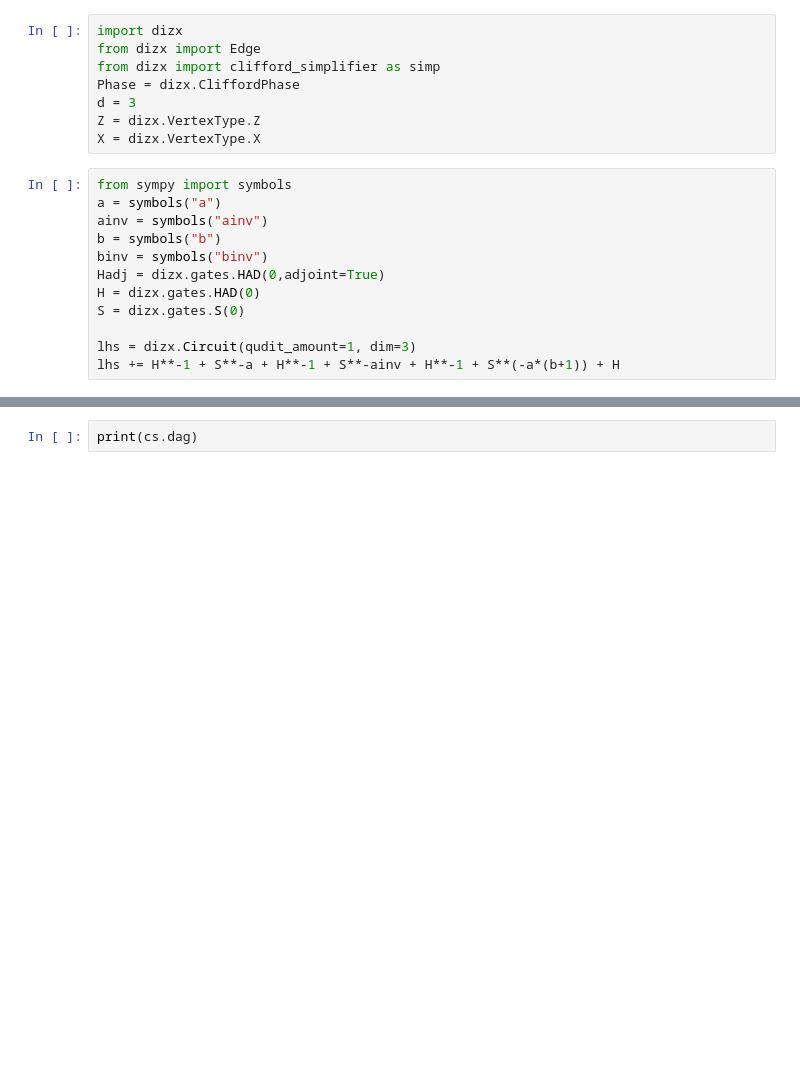
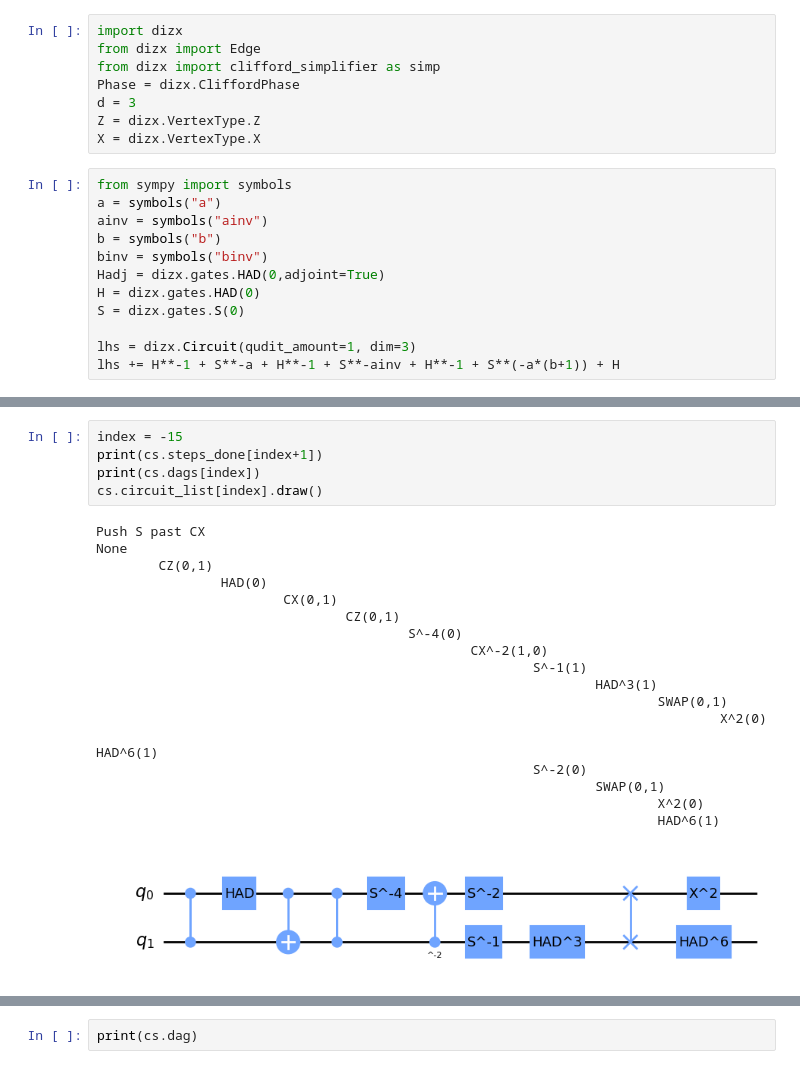
Before and after one commit to jvdwetering/dizx, a Jupyter notebook: notebooks/CircuitSimplifierHacking.ipynb, the cells around one changed output, grey strips where cells are left out. Drawn from its saved outputs; the diff is of its cells as text; blank space fills up the shorter version.

```diff
--- a/notebooks/CircuitSimplifierHacking.ipynb
+++ b/notebooks/CircuitSimplifierHacking.ipynb
@@ -105,0 +107,24 @@ $\displaystyle \left[\begin{matrix}1 & 0 & 0 & 0\\2 & 1 & 1 & -2\\-10 & 0 & -1 &
+# %%
+index = -15
+print(cs.steps_done[index+1])
+print(cs.dags[index])
+cs.circuit_list[index].draw()
+# %% [output]
+Push S past CX
+None
+        CZ(0,1)
+                HAD(0)
+                        CX(0,1)
+                                CZ(0,1)
+                                        S^-4(0)
+                                                CX^-2(1,0)
+                                                        S^-1(1)
+                                                                HAD^3(1)
+                                                                        SWAP(0,1)
+                                                                                X^2(0)
+                                                                                HAD^6(1)
+                                                        S^-2(0)
+                                                                SWAP(0,1)
+                                                                        X^2(0)
+                                                                        HAD^6(1)
+[figure, added]
```
Also changed, not shown: parts of 36 cells of this notebook, 3 other files.
